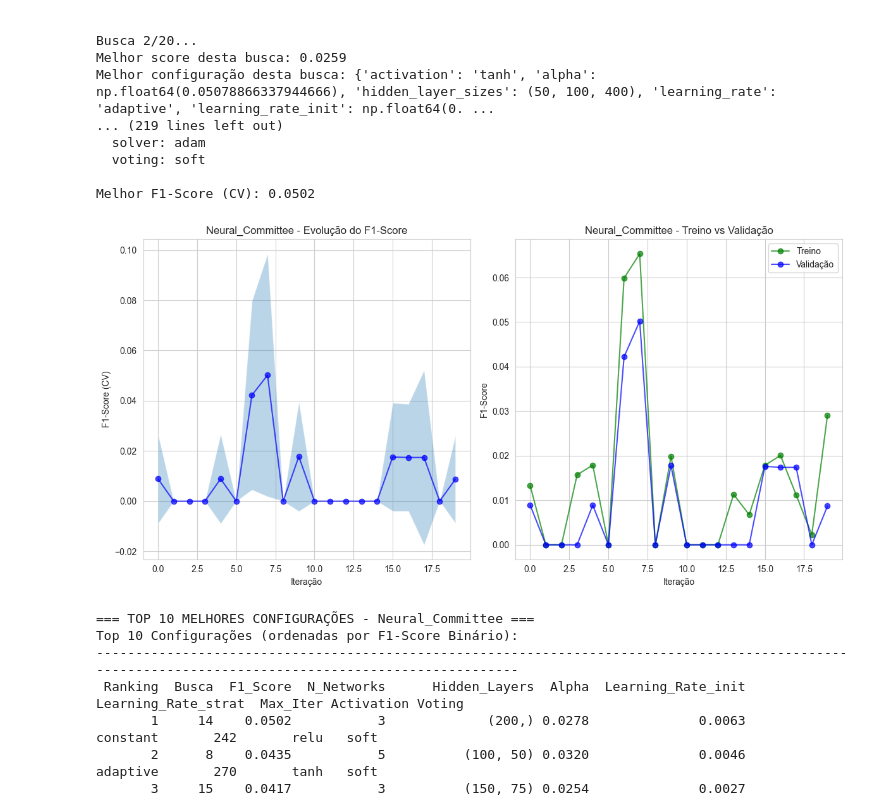
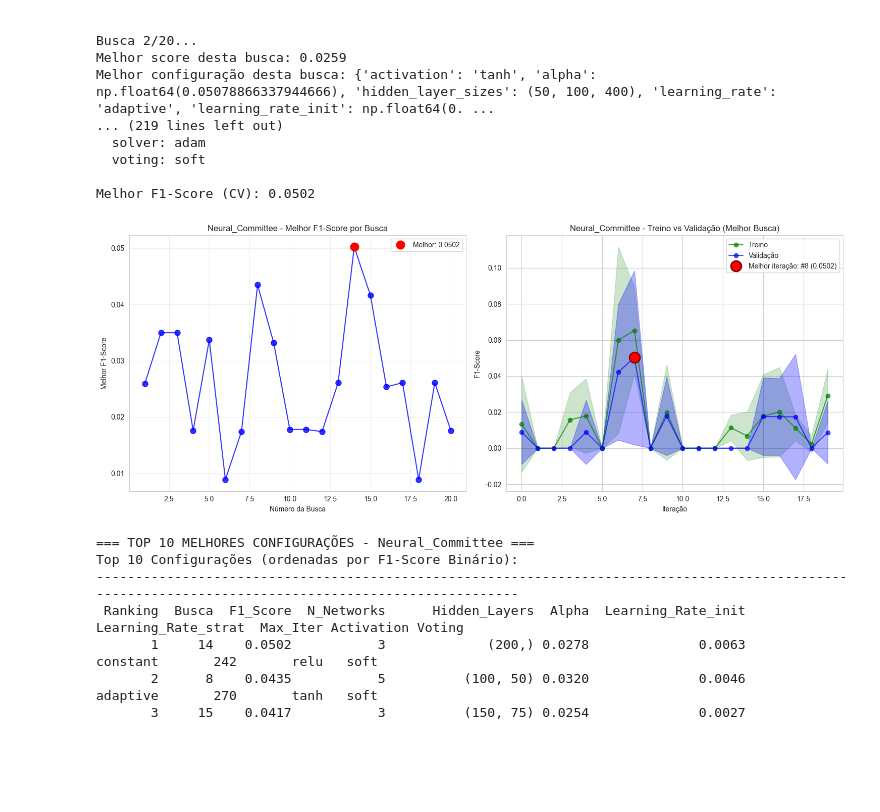
Before and after one commit to marquesgbr/data-mining-proj-crisp-dm, a Jupyter notebook: modeling/5-Neural_Committee_model_eval.ipynb, the cells around one changed output. Saved outputs shown, nothing was run; the diff lists cells and outputs as text; code cells hidden in the pictures; blank space fills up the shorter version.

```diff
--- a/modeling/5-Neural_Committee_model_eval.ipynb
+++ b/modeling/5-Neural_Committee_model_eval.ipynb
@@ -563,9 +563,9 @@ Melhor configuração desta busca: {'activation': 'tanh', 'alpha': np.float64(0.
 Melhor F1-Score (CV): 0.0502
 # %%
 # Registro de Desempenho - plotar evolução
-plot_search_history(model_search, MODEL_NAME)
+plot_search_history(model_all_searches, model_search, MODEL_NAME)
 # %% [output]
-[figure, old version]
+[figure, new version]
 # %%
 # ======================================================================
 # 4.5 ANÁLISE DAS MELHORES CONFIGURAÇÕES ENCONTRADAS
```
Also changed, not shown: parts of 1 cell of this notebook, 1 other file.
